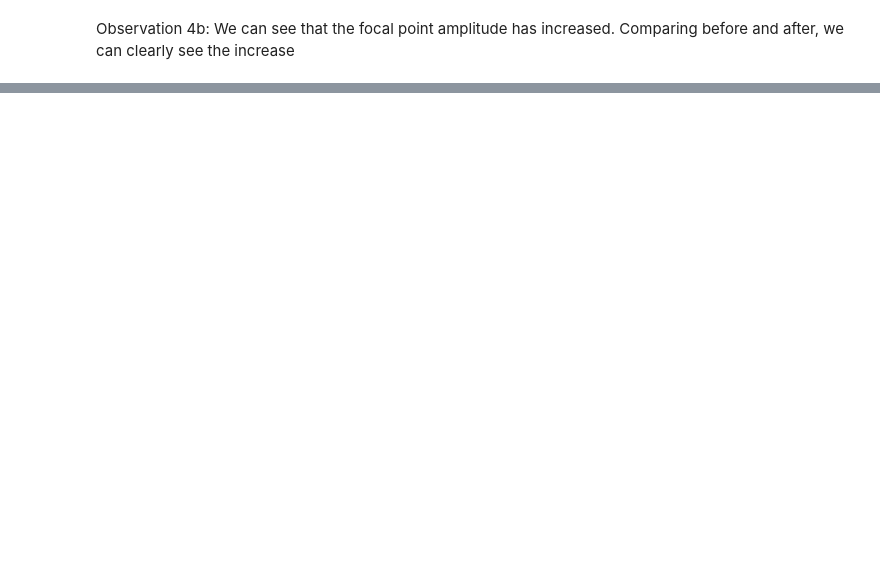
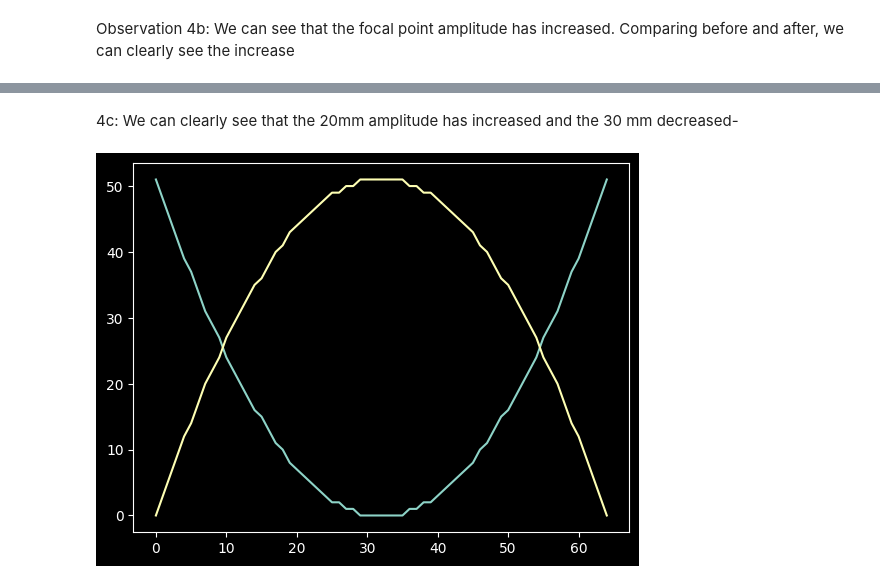
Before and after one commit to magnusgogstad/MEDT4165_ovinger, a Jupyter notebook: Exercise_5.ipynb, the cells around one changed output, grey strips where cells are left out. Saved outputs shown, nothing was run; the diff lists cells and outputs as text; code cells hidden in the pictures; blank space fills up the shorter version.

```diff
--- a/Exercise_5.ipynb
+++ b/Exercise_5.ipynb
@@ -916,0 +1024,25 @@ __signalPlot__() # We can see the reflection.
+# %% [markdown]
+4c: We can clearly see that the 20mm amplitude has increased and the 30 mm decreased-
+# %%
+txFocus = 3e-2
+rxFocus = 1e-2
+
+timeDelays = np.array(calculateDelay(txFocus))
+min_delay = timeDelays.min()
+timeDelays = timeDelays - min_delay
+delayMap = shift(timeDelays,(1/kgrid.dt))
+
+timeDelays_rx = np.array(calculateDelay(rxFocus))
+min_delay_rx = timeDelays_rx.min()
+timeDelays_rx = timeDelays_rx - min_delay_rx
+delayMap_rx = shift(timeDelays_rx, (1/kgrid.dt))
+delayMap_rx = np.max(delayMap)-delayMap
+
+plt.plot(delayMap_rx)
+plt.plot(delayMap)
+
+# Setup
+source, sensor, medium = run_setup(delayMap, Triangwindow=False, otherWindow = False)
+addScatter(n, medium)
+# %% [output]
+[figure, added]
```
Also changed, not shown: parts of 23 cells of this notebook.
